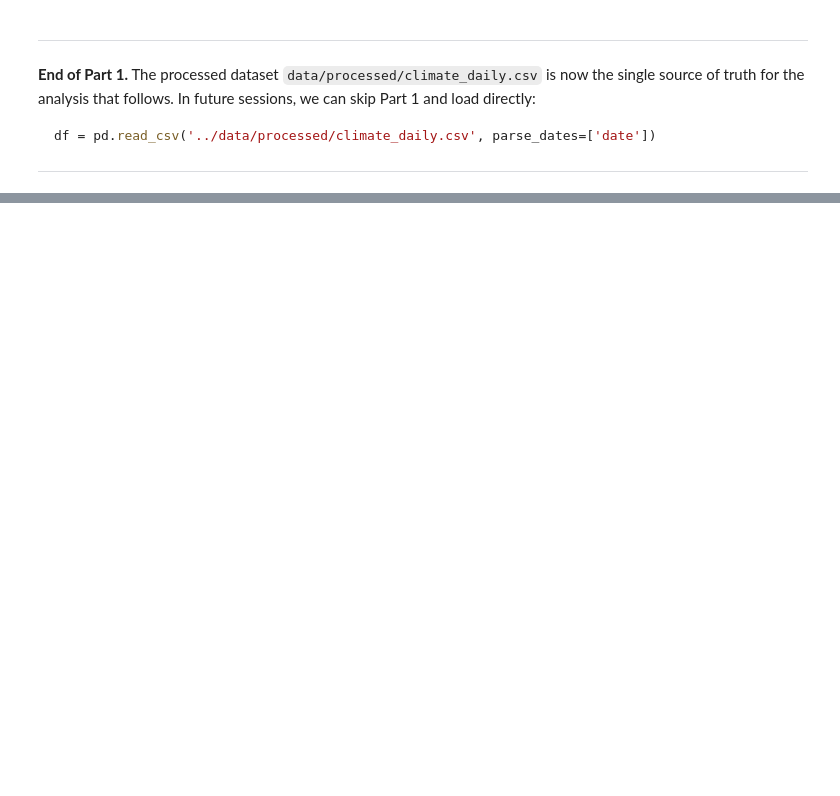
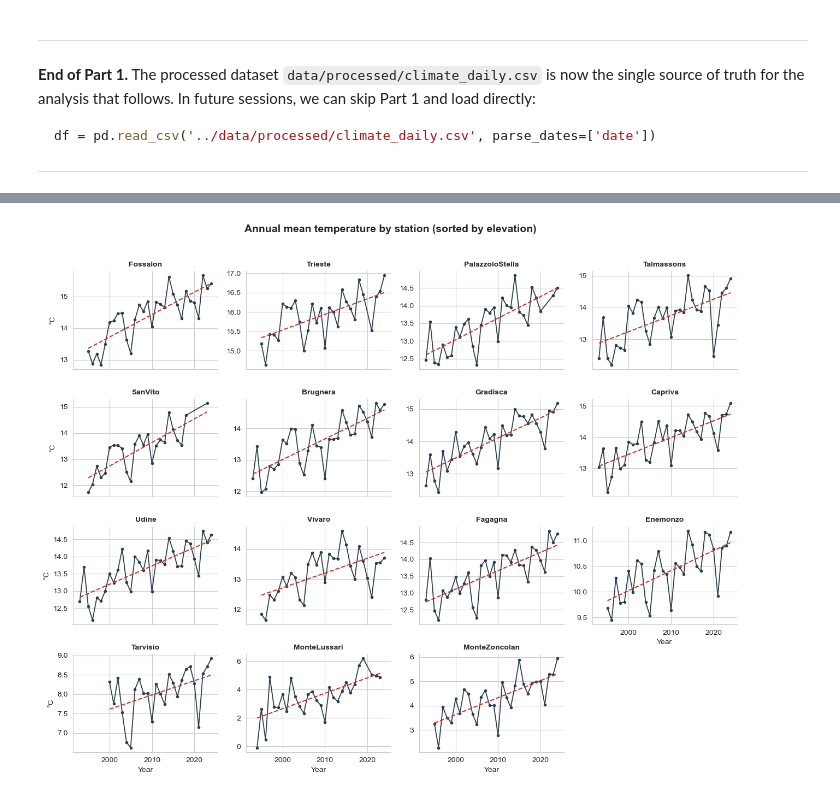
Before and after one commit to edg93/data-science-portfolio, a Jupyter notebook: climate-fvg/notebooks/climate_analysis.ipynb, the cells around one changed output, grey strips where cells are left out. Cells and saved outputs as stored; diff of their text form; code cells hidden in the pictures; blank space fills up the shorter version.

```diff
--- a/climate-fvg/notebooks/climate_analysis.ipynb
+++ b/climate-fvg/notebooks/climate_analysis.ipynb
@@ -265,0 +465,40 @@ Planned sections:
+# %%
+# Order panels by elevation (coast to Alps)
+station_order = trends_df.sort_values('elevation_m')['station_key'].tolist()
+
+g = sns.FacetGrid(
+    annual,
+    col='station_key',
+    col_wrap=4,
+    col_order=station_order,
+    sharey=False,
+    height=2.5,
+    aspect=1.3,
+)
+
+def plot_station(data, **kwargs):
+    ax = plt.gca()
+    data = data.sort_values('year')
+    ax.plot(data['year'], data['annual_temp_mean'],
+            marker='o', markersize=3, linewidth=1.3, color='#2c3e50')
+    if len(data) >= 10:
+        fit = linregress(data['year'], data['annual_temp_mean'])
+        years = data['year'].values
+        ax.plot(years, fit.intercept + fit.slope * years,
+                linestyle='--', linewidth=1.5,
+                color='#c0392b' if fit.pvalue < 0.05 else '#95a5a6')
+
+g.map_dataframe(plot_station)
+g.set_titles('{col_name}', fontweight='bold', size=10)
+g.set_axis_labels('Year', '°C')
+g.figure.suptitle('Annual mean temperature by station (sorted by elevation)',
+                  y=1.02, fontsize=14, fontweight='bold')
+
+for ax in g.axes.flat:
+    ax.spines['top'].set_visible(False)
+    ax.spines['right'].set_visible(False)
+
+plt.tight_layout()
+plt.show()
+# %% [output]
+[figure, added]
```
Also changed, not shown: parts of 14 cells of this notebook, 1 other file.
